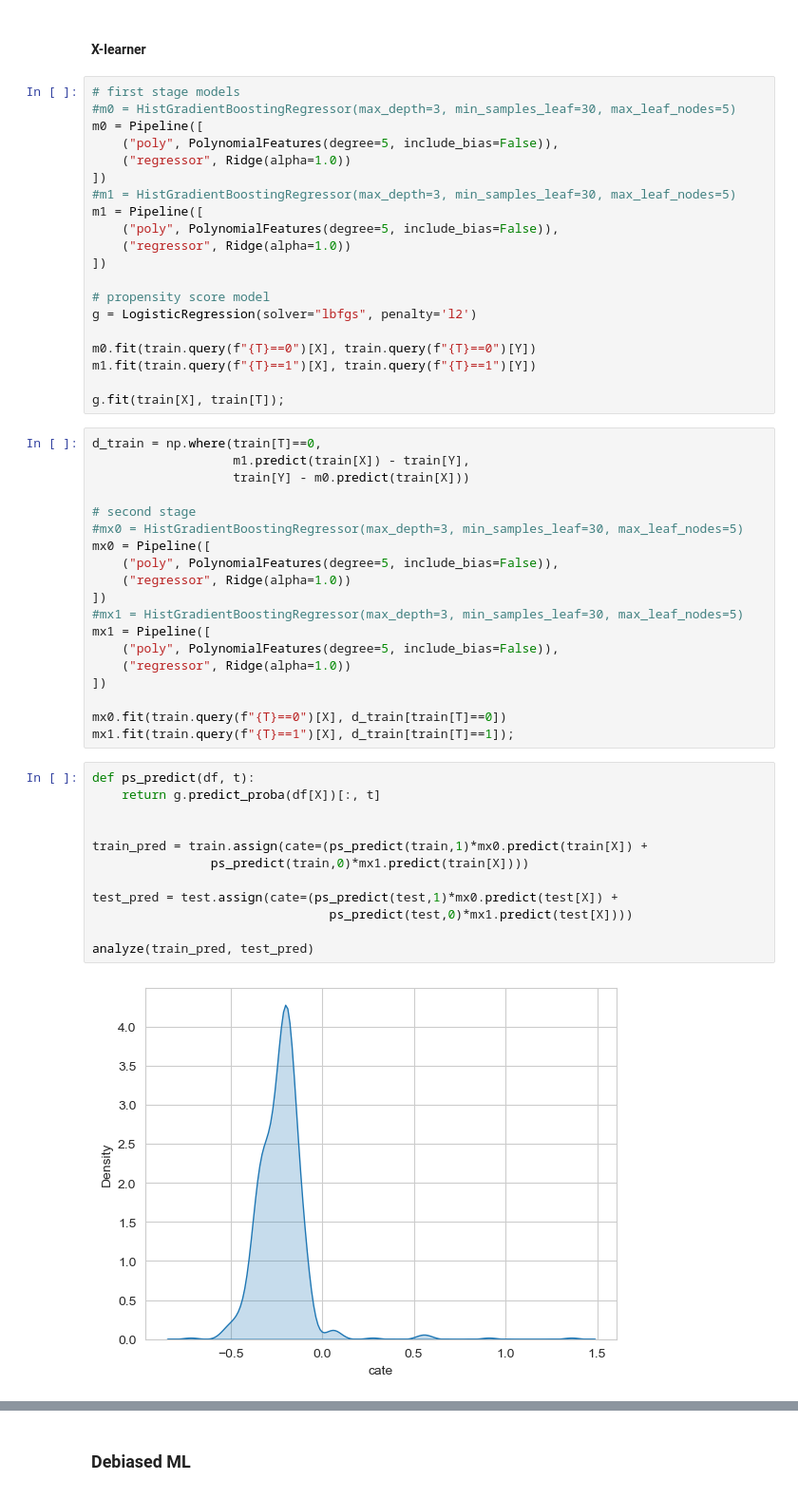
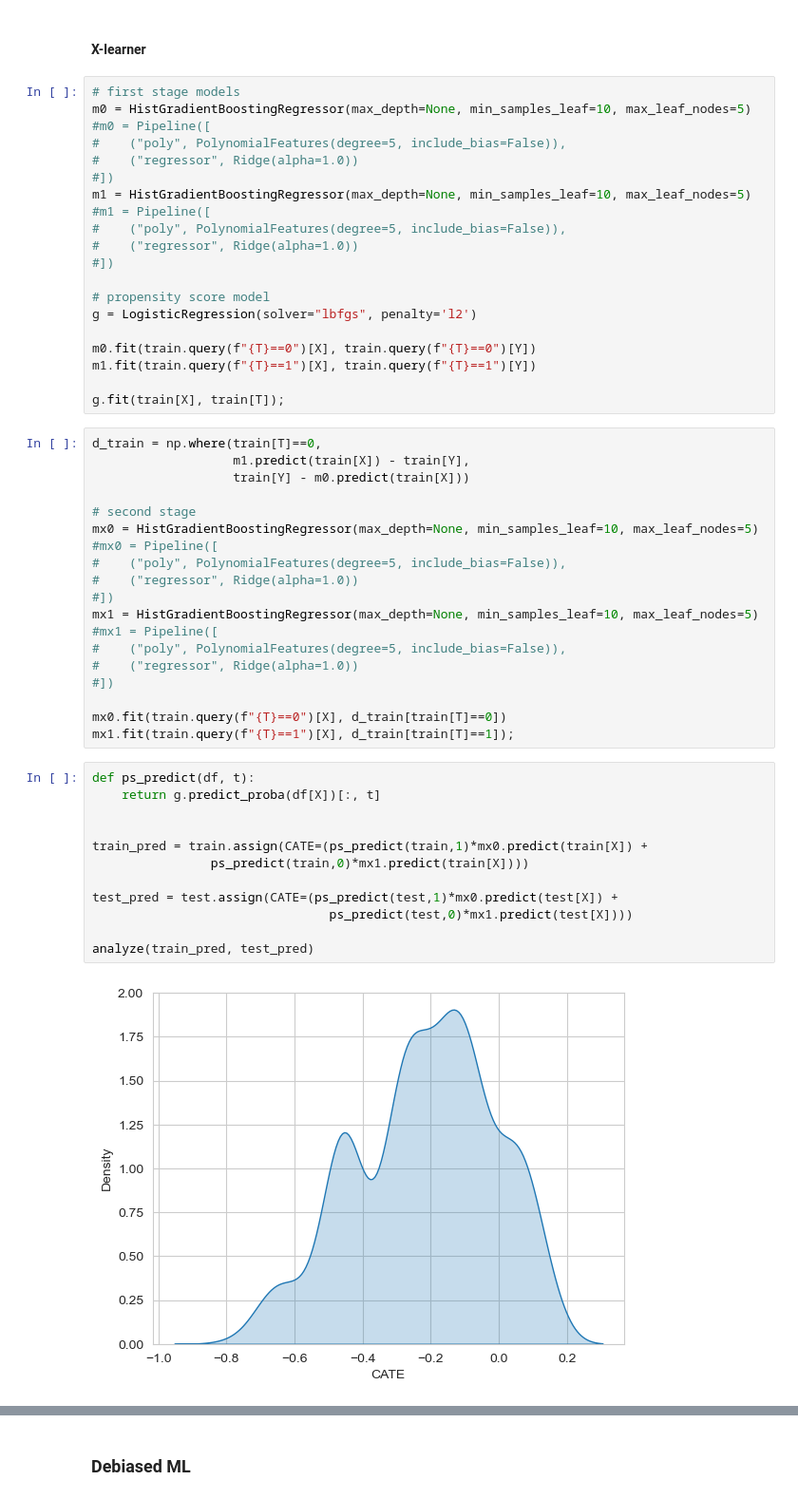
Before and after one commit to marcadella/causality_course, a Jupyter notebook: notebook.ipynb, the cells around one changed output, grey strips where cells are left out. Shown at 95% size. Drawn from its saved outputs; the diff is of its cells as text.

```diff
--- a/notebook.ipynb
+++ b/notebook.ipynb
@@ -348,16 +433,16 @@ analyze(train_pred, test_pred)
 #### X-learner
 # %%
 # first stage models
-#m0 = HistGradientBoostingRegressor(max_depth=3, min_samples_leaf=30, max_leaf_nodes=5)
-m0 = Pipeline([
-    ("poly", PolynomialFeatures(degree=5, include_bias=False)),
-    ("regressor", Ridge(alpha=1.0))
-])
-#m1 = HistGradientBoostingRegressor(max_depth=3, min_samples_leaf=30, max_leaf_nodes=5)
-m1 = Pipeline([
-    ("poly", PolynomialFeatures(degree=5, include_bias=False)),
-    ("regressor", Ridge(alpha=1.0))
-])
+m0 = HistGradientBoostingRegressor(max_depth=None, min_samples_leaf=10, max_leaf_nodes=5)
+#m0 = Pipeline([
+#    ("poly", PolynomialFeatures(degree=5, include_bias=False)),
+#    ("regressor", Ridge(alpha=1.0))
+#])
+m1 = HistGradientBoostingRegressor(max_depth=None, min_samples_leaf=10, max_leaf_nodes=5)
+#m1 = Pipeline([
+#    ("poly", PolynomialFeatures(degree=5, include_bias=False)),
+#    ("regressor", Ridge(alpha=1.0))
+#])
 
 # propensity score model
 g = LogisticRegression(solver="lbfgs", penalty='l2')
@@ -372,30 +457,30 @@ d_train = np.where(train[T]==0,
                    train[Y] - m0.predict(train[X]))
 
 # second stage
-#mx0 = HistGradientBoostingRegressor(max_depth=3, min_samples_leaf=30, max_leaf_nodes=5)
-mx0 = Pipeline([
-    ("poly", PolynomialFeatures(degree=5, include_bias=False)),
-    ("regressor", Ridge(alpha=1.0))
-])
-#mx1 = HistGradientBoostingRegressor(max_depth=3, min_samples_leaf=30, max_leaf_nodes=5)
-mx1 = Pipeline([
-    ("poly", PolynomialFeatures(degree=5, include_bias=False)),
-    ("regressor", Ridge(alpha=1.0))
-])
+mx0 = HistGradientBoostingRegressor(max_depth=None, min_samples_leaf=10, max_leaf_nodes=5)
+#mx0 = Pipeline([
+#    ("poly", PolynomialFeatures(degree=5, include_bias=False)),
+#    ("regressor", Ridge(alpha=1.0))
+#])
+mx1 = HistGradientBoostingRegressor(max_depth=None, min_samples_leaf=10, max_leaf_nodes=5)
+#mx1 = Pipeline([
+#    ("poly", PolynomialFeatures(degree=5, include_bias=False)),
+#    ("regressor", Ridge(alpha=1.0))
+#])
 
 mx0.fit(train.query(f"{T}==0")[X], d_train[train[T]==0])
 mx1.fit(train.query(f"{T}==1")[X], d_train[train[T]==1]);
 # %%
 def ps_predict(df, t):
     return g.predict_proba(df[X])[:, t]
 
 
-train_pred = train.assign(cate=(ps_predict(train,1)*mx0.predict(train[X]) +
+train_pred = train.assign(CATE=(ps_predict(train,1)*mx0.predict(train[X]) +
                 ps_predict(train,0)*mx1.predict(train[X])))
 
-test_pred = test.assign(cate=(ps_predict(test,1)*mx0.predict(test[X]) +
+test_pred = test.assign(CATE=(ps_predict(test,1)*mx0.predict(test[X]) +
                                 ps_predict(test,0)*mx1.predict(test[X])))
 
 analyze(train_pred, test_pred)
 # %% [output]
-[figure, old version]
+[figure, new version]
```
Also changed, not shown: parts of 41 cells of this notebook.
